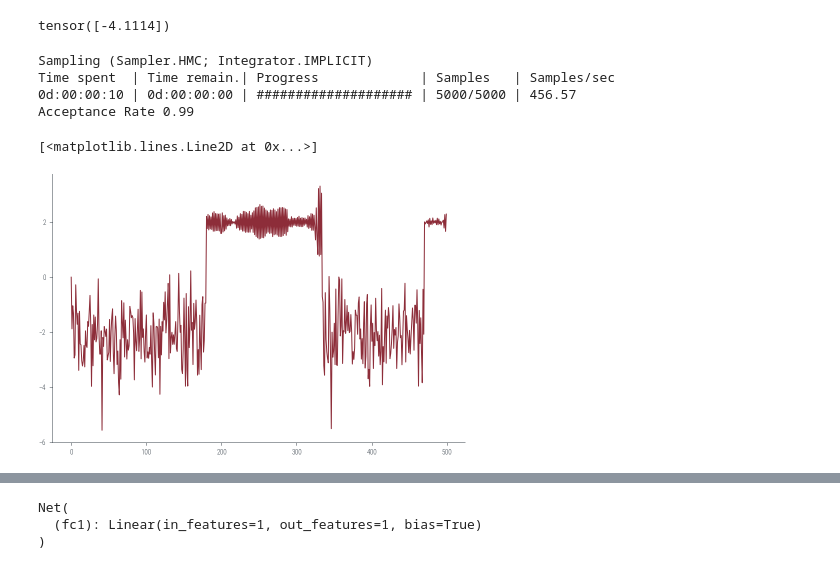
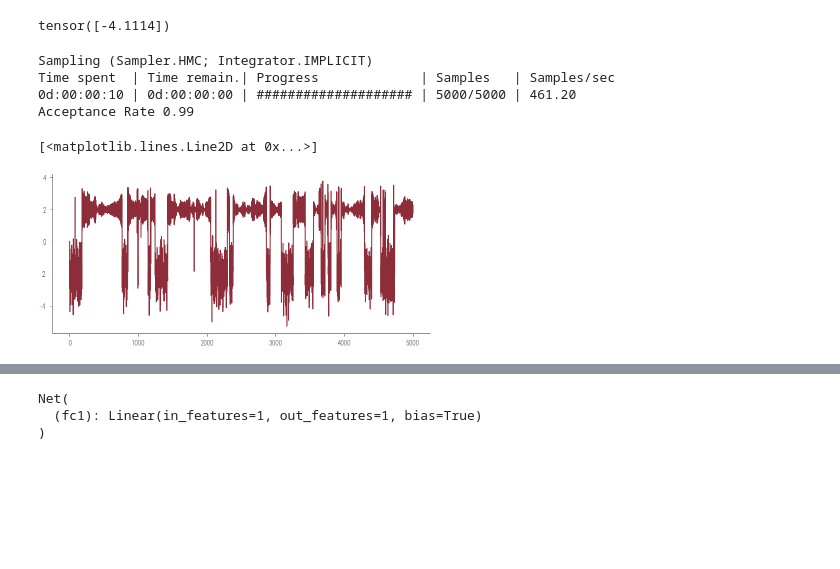
Before and after one commit to nipunbatra/pml-teaching, a Jupyter notebook: notebooks/mcmc-hamiltorch.ipynb, the cells around one changed output, grey strips where cells are left out. Drawn from its saved outputs; the diff is of its cells as text; code cells hidden in the pictures; blank space fills up the shorter version.

```diff
--- a/notebooks/mcmc-hamiltorch.ipynb
+++ b/notebooks/mcmc-hamiltorch.ipynb
@@ -62,7 +67,7 @@ logprob(torch.tensor([0.0]))
 tensor([-0.9189])
 # %%
 # Initial state
-x0 = torch.tensor([0.0])
+x0 = torch.tensor([0.0]).to(device)
 num_samples = 5000
 step_size = 0.3
 num_steps_per_sample = 5
@@ -149,19 +186,3 @@ def logprob(x):
 logprob(torch.tensor([0.0]))
 # %% [output]
 tensor([-4.1114])
-# %%
-# Initial state
-x0 = torch.tensor([0.0])
-num_samples = 5000
-step_size = 0.3
-num_steps_per_sample = 5
-hamiltorch.set_random_seed(123)
-
-params_hmc = hamiltorch.sample(log_prob_func=logprob, params_init=x0,
-                                 num_samples=num_samples, step_size=step_size,
-                                 num_steps_per_sample=num_steps_per_sample)
-# %% [output]
-Sampling (Sampler.HMC; Integrator.IMPLICIT)
-Time spent  | Time remain.| Progress             | Samples   | Samples/sec
-0d:00:00:10 | 0d:00:00:00 | #################### | 5000/5000 | 456.57
-Acceptance Rate 0.99
@@ -170,6 +189,13 @@ params_hmc = torch.tensor(params_hmc)
+# %%
+params_hmc = run_hmc(logprob, x0, num_samples, step_size, num_steps_per_sample)
+# %% [output]
+Sampling (Sampler.HMC; Integrator.IMPLICIT)
+Time spent  | Time remain.| Progress             | Samples   | Samples/sec
+0d:00:00:10 | 0d:00:00:00 | #################### | 5000/5000 | 461.20
+Acceptance Rate 0.99
 # %%
 # Trace plot
-plt.plot(params_hmc[:500], label='Trace')
+plt.plot(params_hmc, label='Trace')
 # %% [output]
 [<matplotlib.lines.Line2D at 0x...>]
-[figure, old version]
+[figure, new version]
```
Also changed, not shown: parts of 55 cells of this notebook, 2 other files.
